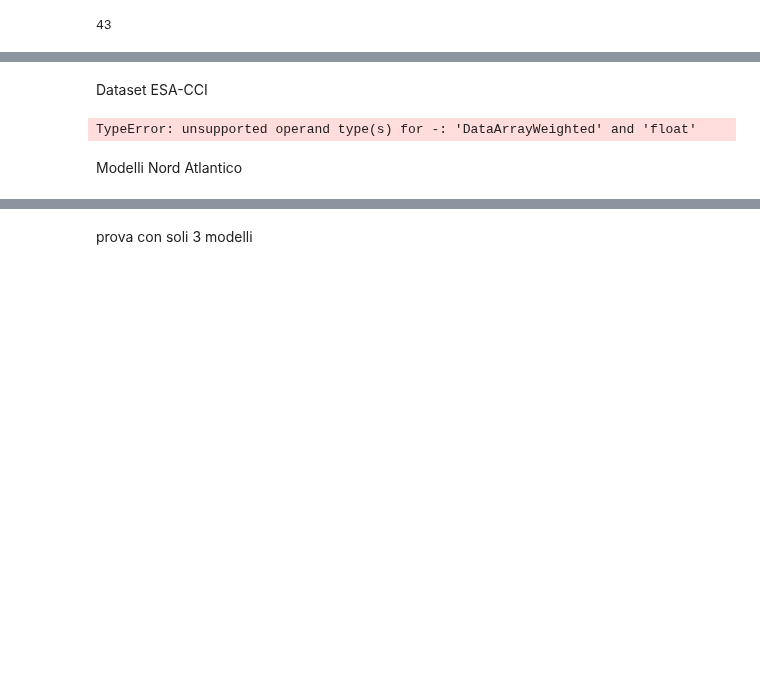
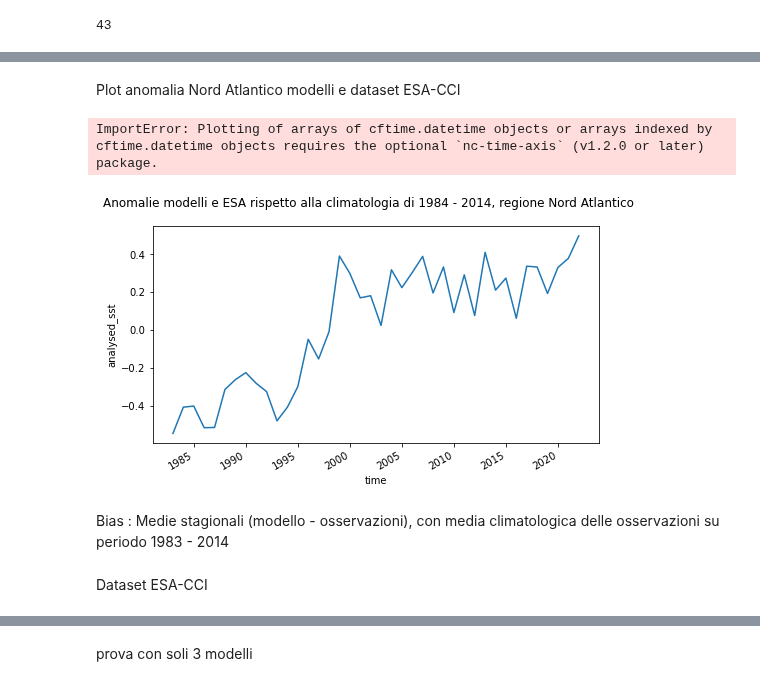
Before and after one commit to sbeltrami/tesi, a Jupyter notebook: modelli.ipynb, the cells around one changed output, grey strips where cells are left out. Cells and saved outputs as stored; diff of their text form; code cells hidden in the pictures; blank space fills up the shorter version.

```diff
--- a/modelli.ipynb
+++ b/modelli.ipynb
@@ -115,25 +146,29 @@ Nord Atlantico anomalie
+# %% [markdown]
+Plot anomalia Nord Atlantico modelli e dataset ESA-CCI
+# %%
+#Nord Atlantico
+#Plot delle anomalie dei 3 modelli e di ESA su periodo di riferimento 1984-2014
+fig, ax = plt.subplots(figsize=(8, 4))
+
+# Titolo della figura
+fig.suptitle('Anomalie modelli e ESA rispetto alla climatologia di 1984 - 2014, regione Nord Atlantico')
+
+# Plot della anomalia di ESA-CCI
+anomaly_esa.plot.line(x='time', label='ESA-CCI', ax=ax)
+
+# Plot dei modelli
+for name in models.keys():
+    models[name]['Nord Atlantic anomaly'].plot.line(x='time', label=name, ax=ax)
+
+# Mostra la legenda
+plt.legend()
+
+# Mostra il grafico
+plt.show()
+# %% [output]
+ImportError: Plotting of arrays of cftime.datetime objects or arrays indexed by cftime.datetime objects requires the optional `nc-time-axis` (v1.2.0 or later) package.
+[figure, added]
+# %% [markdown]
+Bias : Medie stagionali (modello - osservazioni), con media climatologica delle osservazioni su periodo 1983 - 2014
 # %% [markdown]
 Dataset ESA-CCI
-# %%
-#ESA-CCI box Nord Atlantico
-dataset_ESA_na=xr.open_dataset('/work/users/guest/sbeltrami/prova/ESA-CCI_SST_remap.nc').sel(lon=slice(260,360), lat=slice(30,70)) #seleziono lon lat del Nord Atlantico
-dataset_ESA_na_celsius = convert_dataset_celsius(dataset_ESA_na["analysed_sst"]) #converto in °C
-#dataset_ESA_na_celsius.isel(time=0).plot()
-#dataset pesato
-dataset_ESA_weighted_na = compute_dataset_weighted(dataset_ESA_na_celsius)
-#Scelgo periodo su cui calcolare la climatologia
-esa_na_1984_2014 = dataset_ESA_na.sel(time=slice("1984-01", "2014-12"))
-esa_na_1984_2014_deg = convert_dataset_celsius(esa_na_1984_2014["analysed_sst"])
-esa_na_1984_2014_deg = convert_dataset_celsius(esa_na_1984_2014["analysed_sst"])
-#peso il dataset del periodo 1984-2014
-#esa_na_1984_2014_weighted = compute_dataset_weighted(esa_na_1984_2014_deg)
-annual_mean_weighted_30 = compute_dataset_weighted(esa_na_1984_2014_deg)
-#Calcolo l'anomalia di tos rispetto al periodo di riferimento 1984-2014
-anomaly_esa = compute_anomaly(dataset_ESA_weighted_na,esa_na_1984_2014_weighted)
-plot
-anomaly_esa.plot()
-plt.suptitle('Anomalia Nord Atlantico ESA rispetto alla media climatologica 1984 - 2014')
-# %% [output]
-TypeError: unsupported operand type(s) for -: 'DataArrayWeighted' and 'float'
-# %% [markdown]
-Modelli Nord Atlantico
```
Also changed, not shown: parts of 12 cells of this notebook.
